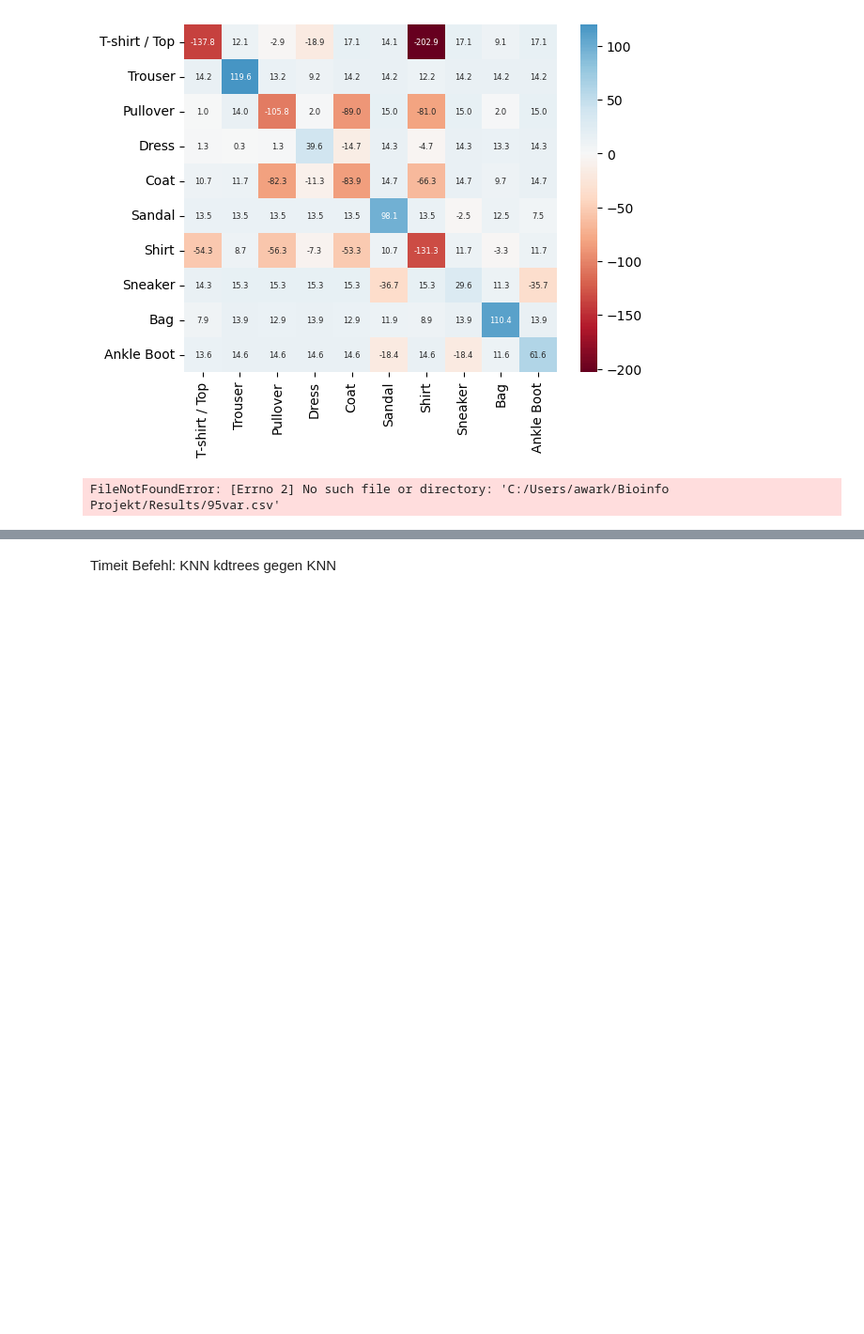
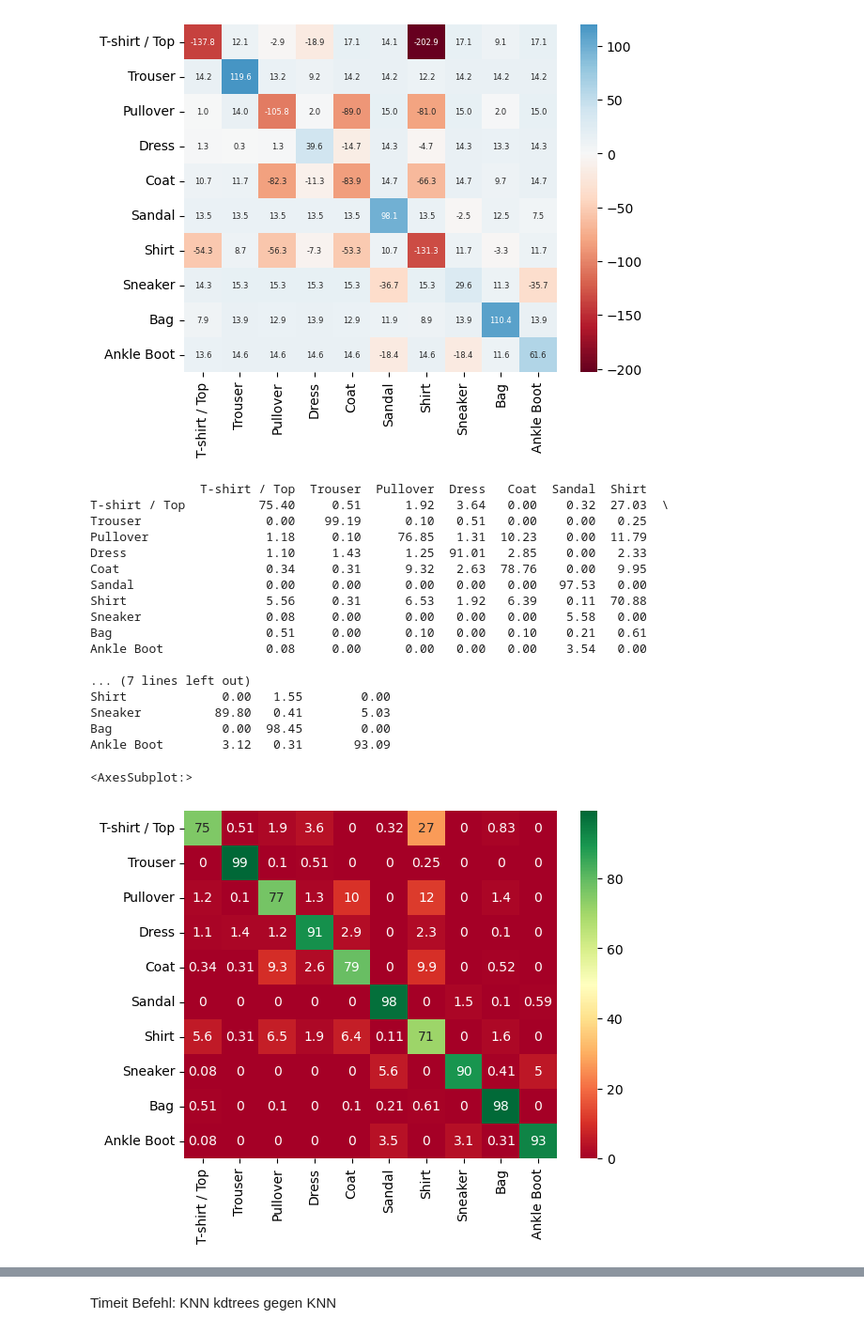
Before and after one commit to datascience-mobi-2023/topic01_team04, a Jupyter notebook: RäuberHotzenPLOTS.ipynb, the cells around one changed output, grey strips where cells are left out. Shown: that part at 94% size. Saved outputs shown, nothing was run; the diff lists cells and outputs as text; code cells hidden in the pictures; blank space fills up the shorter version.

```diff
--- a/RäuberHotzenPLOTS.ipynb
+++ b/RäuberHotzenPLOTS.ipynb
@@ -105,19 +105,41 @@ sns.heatmap(conf_df, annot=True, cmap= "RdBu", annot_kws={"fontsize":6},fmt=",.1
 <AxesSubplot:>
 [figure]
 # %%
+from sklearn.metrics import confusion_matrix
+
 # Confusion Matrix vor k = 4 and PC Variance 95%
-dftest = pnd.read_csv('C:/Users/awark/Bioinfo Projekt/Results/95var.csv')
+dftest = pnd.read_csv('Results/95var.csv')
 y_pred = np.array(dftest['2'])
 y_true = label_test
 class_names = np.array(["T-shirt / Top", "Trouser", "Pullover", "Dress", "Coat", "Sandal", "Shirt", "Sneaker", "Bag", "Ankle Boot"])
-conf = sklearn.metrics.confusion_marix(y_pred, label_test)
+conf = confusion_matrix(y_pred, label_test)
+# sklearn.metrics.
+
 conf_df = pnd.DataFrame(conf, index=class_names, columns=class_names)
 conf_df = round(conf_df*100 / conf_df.sum(axis=1),2)
 print(conf_df)
 
 sns.heatmap(conf_df, annot=True, cmap='RdYlGn')
 # %% [output]
-FileNotFoundError: [Errno 2] No such file or directory: 'C:/Users/awark/Bioinfo Projekt/Results/95var.csv'
+               T-shirt / Top  Trouser  Pullover  Dress   Coat  Sandal  Shirt
+T-shirt / Top          75.40     0.51      1.92   3.64   0.00    0.32  27.03  \
+Trouser                 0.00    99.19      0.10   0.51   0.00    0.00   0.25
+Pullover                1.18     0.10     76.85   1.31  10.23    0.00  11.79
+Dress                   1.10     1.43      1.25  91.01   2.85    0.00   2.33
+Coat                    0.34     0.31      9.32   2.63  78.76    0.00   9.95
+Sandal                  0.00     0.00      0.00   0.00   0.00   97.53   0.00
+Shirt                   5.56     0.31      6.53   1.92   6.39    0.11  70.88
+Sneaker                 0.08     0.00      0.00   0.00   0.00    5.58   0.00
+Bag                     0.51     0.00      0.10   0.00   0.10    0.21   0.61
+Ankle Boot              0.08     0.00      0.00   0.00   0.00    3.54   0.00
+
+... (7 lines left out)
+Shirt             0.00   1.55        0.00
+Sneaker          89.80   0.41        5.03
+Bag               0.00  98.45        0.00
+Ankle Boot        3.12   0.31       93.09
+<AxesSubplot:>
+[figure, added]
 # %%
 listprec = []
 listrec = []
```
Also changed, not shown: parts of 1 cell of this notebook, 1 other file.
